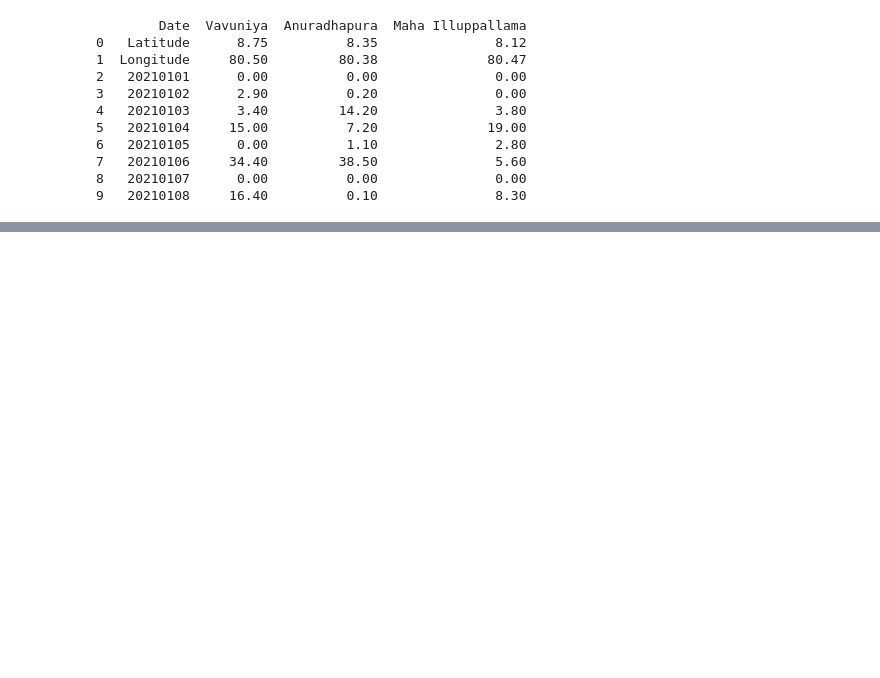
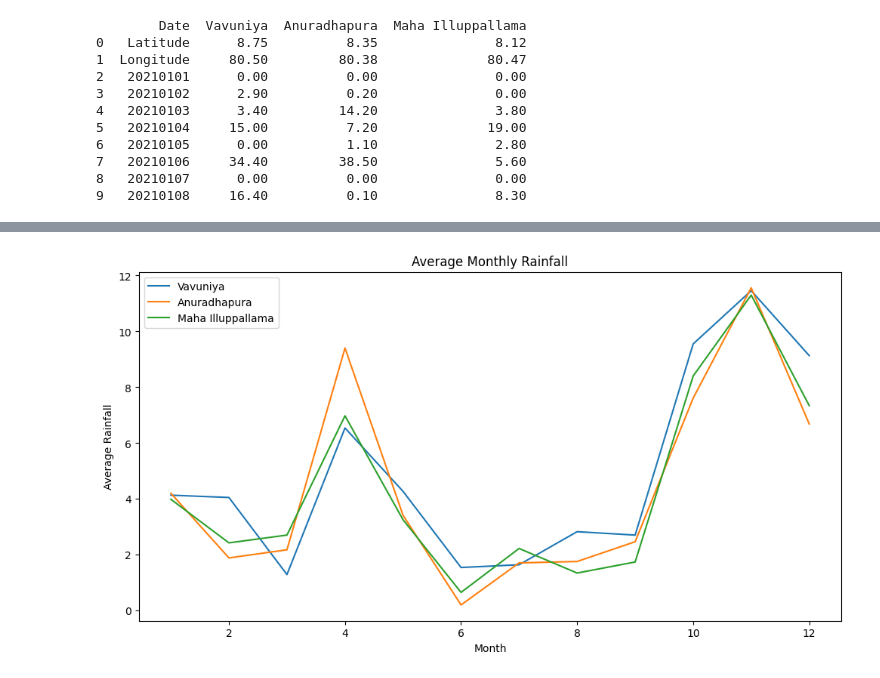
Before and after one commit to cepdnaclk/e19-co544-Rainfall-Prediction-System, a Jupyter notebook: eda.ipynb, the cells around one changed output, grey strips where cells are left out. Cells and saved outputs as stored; diff of their text form; code cells hidden in the pictures; blank space fills up the shorter version.

```diff
--- a/eda.ipynb
+++ b/eda.ipynb
@@ -96,0 +214,16 @@ print(new_df.head(10))
+# %%
+# Seasonal Analysis
+df['Year'] = df['Date'].dt.year
+df['Month'] = df['Date'].dt.month
+df['Day'] = df['Date'].dt.day
+# %%
+# Average monthly rainfall for each station
+monthly_avg = df.groupby('Month')[stations].mean()
+monthly_avg.plot(figsize=(12, 6))
+plt.title('Average Monthly Rainfall')
+plt.xlabel('Month')
+plt.ylabel('Average Rainfall')
+plt.legend()
+plt.show()
+# %% [output]
+[figure, added]
```
Also changed, not shown: parts of 11 cells of this notebook, 5 other files.
